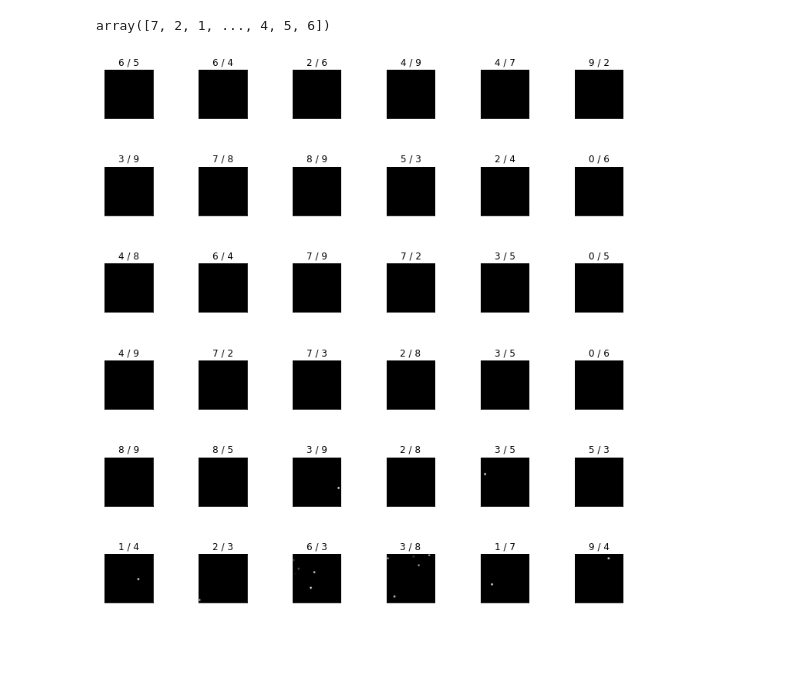
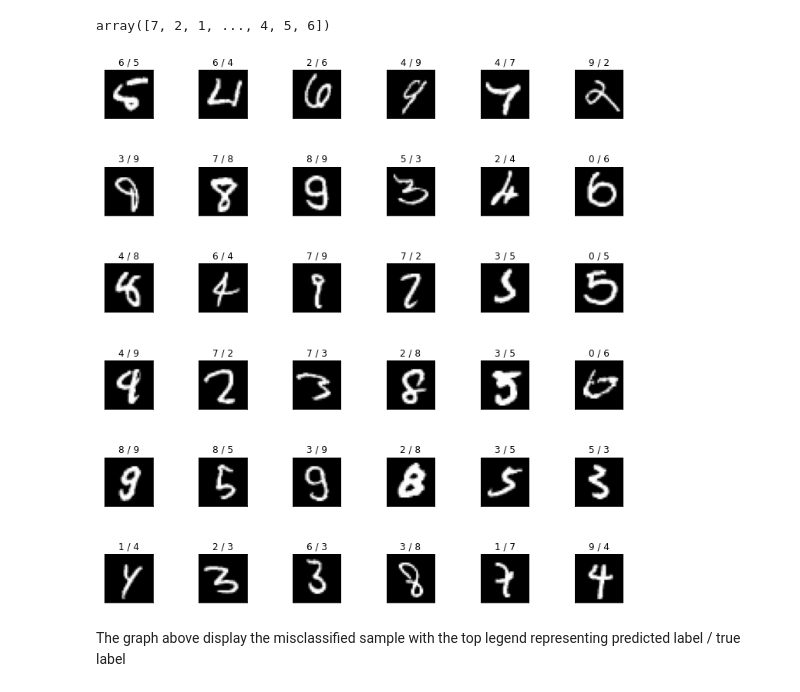
Before and after one commit to anhtien228/diveintocode-ml, a Jupyter notebook: Week6/neural_network.ipynb, the cells around one changed output. Cells and saved outputs as stored; diff of their text form; code cells hidden in the pictures; blank space fills up the shorter version.

```diff
--- a/Week6/neural_network.ipynb
+++ b/Week6/neural_network.ipynb
@@ -551,25 +556,27 @@ array([7, 2, 1, ..., 4, 5, 6])
 # %%
 """
 Display word classification results side by side. The display above the image is "estimated result / correct answer".
 Parameters:
 ----------
 y_pred : Estimated ndarray (n_samples,)
 y_val : Correct label of verification data (n_samples,)
 X_val : Verification data features (n_samples, n_features)
 """
 import numpy as np
 import matplotlib.pyplot as plt
 num = 36 # How many to display
 X_val = X_test
 true_false = pred_y3==y_test
 false_list = np.where(true_false==False)[0].astype(np.int)
 if false_list.shape[0] < num:
     num = false_list.shape[0]
 fig = plt.figure(figsize=(12, 12))
 fig.subplots_adjust(left=0, right=0.8,  bottom=0, top=0.8, hspace=1, wspace=0.5)
 for i in range(num):
     ax = fig.add_subplot(6, 6, i + 1, xticks=[], yticks=[])
     ax.set_title("{} / {}".format(pred_y3[false_list[i]],y_test[false_list[i]]))
-    ax.imshow(X_val.reshape(-1,28,28)[false_list[i]], cmap='gray')
+    ax.imshow(X_val.T[false_list[i]].reshape(28,28), cmap='gray')
 # %% [output]
-[figure, old version]
+[figure, new version]
+# %% [markdown]
+The graph above display the misclassified sample with the top legend representing predicted label / true label
```
Also changed, not shown: parts of 4 cells of this notebook.
